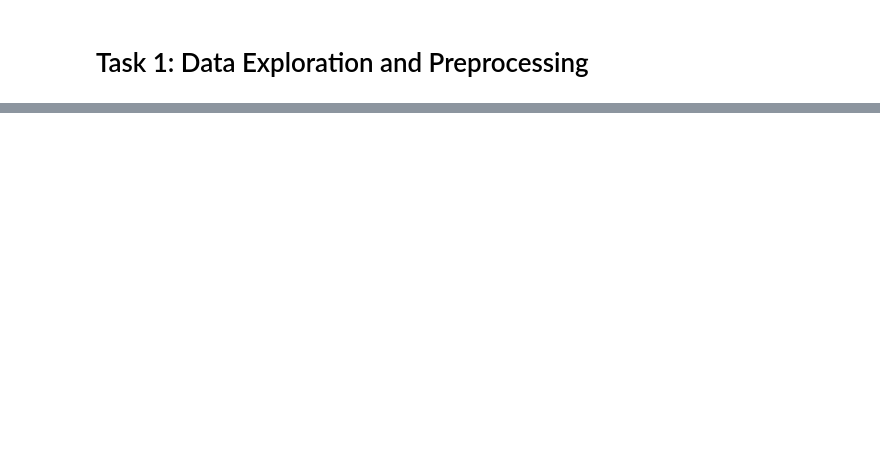
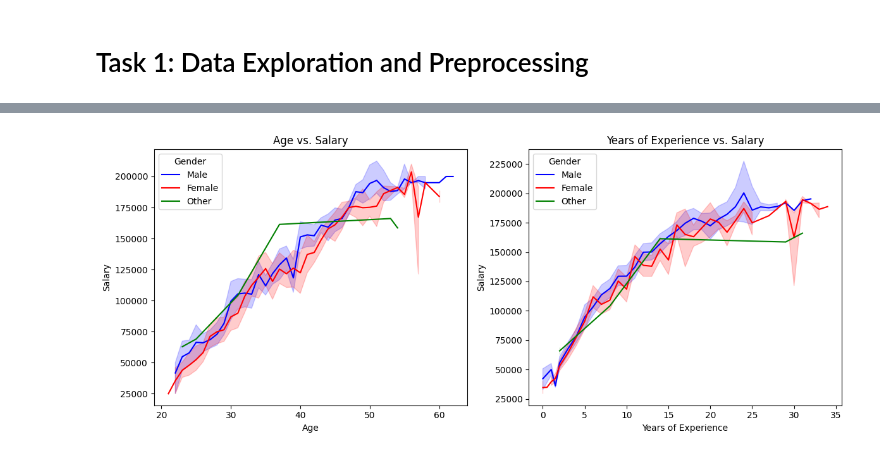
Before and after one commit to fedelimattia/O-ML-Project, a Jupyter notebook: notebook.ipynb, the cells around one changed output, grey strips where cells are left out. Saved outputs shown, nothing was run; the diff lists cells and outputs as text; code cells hidden in the pictures; blank space fills up the shorter version.

```diff
--- a/notebook.ipynb
+++ b/notebook.ipynb
@@ -531,0 +220,16 @@ R² Score: 0.85
+# %%
+# Plotting age vs salary and years of experience vs salary
+plt.figure(figsize=(12, 5))
+plt.subplot(1, 2, 1)
+sns.lineplot(data=df_clean, x='Age', y='Salary', hue='Gender', palette={'Male': 'blue', 'Female': 'red', 'Other': 'green'})
+plt.title("Age vs. Salary")
+
+plt.subplot(1, 2, 2)
+sns.lineplot(data=df_clean, x='Years of Experience', y='Salary', hue='Gender', palette={'Male': 'blue', 'Female': 'red', 'Other': 'green'})
+plt.title("Years of Experience vs. Salary")
+
+plt.tight_layout()
+plt.savefig("images/age_and_yoe_vs_salary.svg")
+plt.show()
+# %% [output]
+[figure, added]
```
Also changed, not shown: parts of 82 cells of this notebook, 7 other files.
